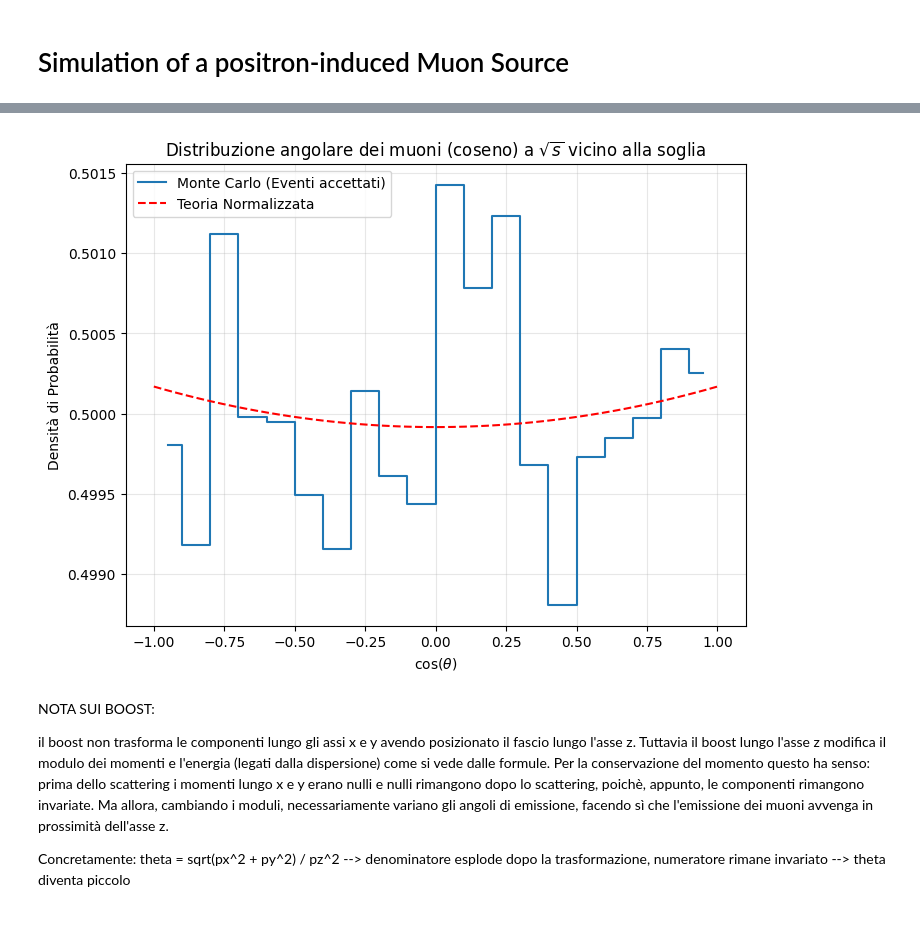
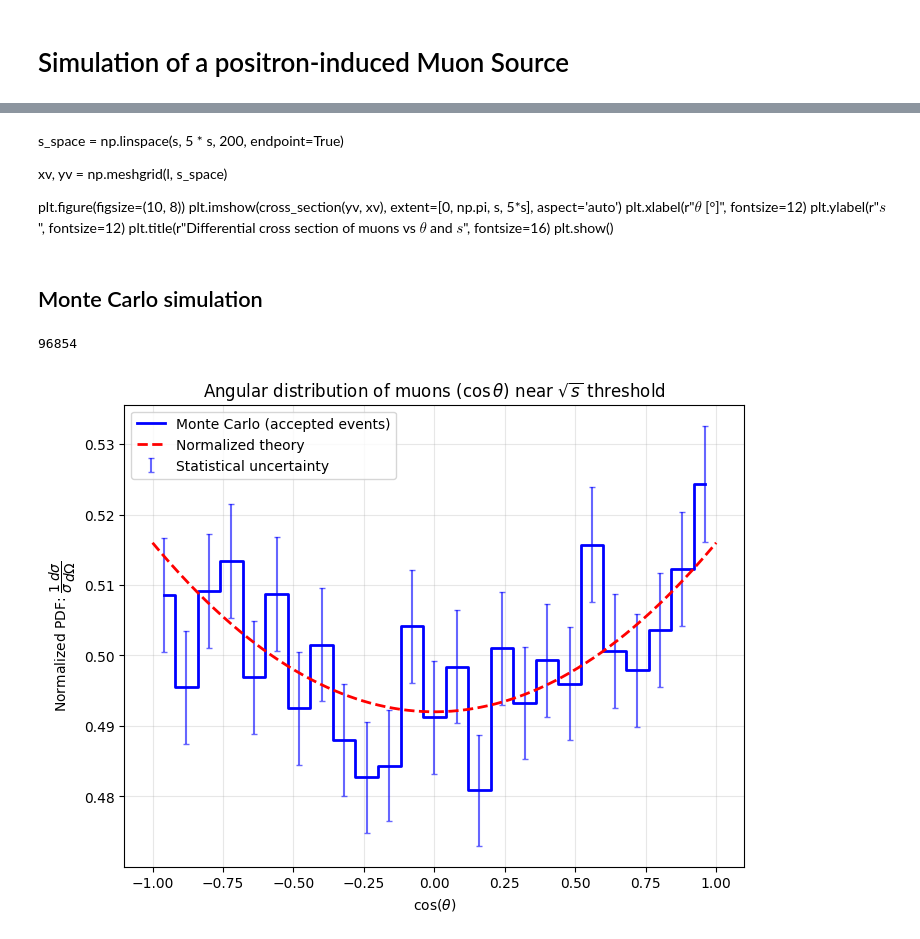
Before and after one commit to marcolorenzato00/LCP_Project, a Jupyter notebook: Project.ipynb, the cells around one changed output, grey strips where cells are left out. Drawn from its saved outputs; the diff is of its cells as text; code cells hidden in the pictures.

```diff
--- a/Project.ipynb
+++ b/Project.ipynb
@@ -6,0 +188,19 @@ import pandas as pd
+# %%
+def plot_data(data):
+    # Monte Carlo histogram (normalized)
+    #plt.hist(data, bins=25, density=True, range=(-1, 1),
+    #         histtype='step', color='blue', label='Monte Carlo data', linewidth=1.5)
+    #plt.ylim((0.4,0.6))
+    n_bins = 25
+    counts, bin_edges = np.histogram(data, bins=n_bins, range=(-1, 1))
+    bin_centers = (bin_edges[:-1] + bin_edges[1:]) / 2.
+    bin_width = bin_edges[1] - bin_edges[0]
+    #
+    # Normalizzazione: density = counts / (N_totale * width)
+    pdf = counts / (len(data) * bin_width)
+    # Errore Poissoniano normalizzato: sqrt(N) / (N_totale * width)
+    pdf_err = np.sqrt(counts) / (len(data) * bin_width)
+
+    plt.errorbar(bin_centers, pdf, yerr=pdf_err, fmt='none', ecolor='blue',
+                 alpha=0.6, capsize=2, label="Statistical uncertainty")
+    plt.step(bin_centers, pdf, where='mid', color='blue', label="Monte Carlo (accepted events)", linewidth=2)
@@ -74,32 +293,50 @@ plt.show()
+# %% [markdown]
+s_space = np.linspace(s, 5 * s, 200, endpoint=True)
+
+xv, yv = np.meshgrid(l, s_space)
+
+plt.figure(figsize=(10, 8))
+plt.imshow(cross_section(yv, xv), extent=[0, np.pi, s, 5*s], aspect='auto')
+plt.xlabel(r"$\theta$ [°]", fontsize=12)
+plt.ylabel(r"$s$", fontsize=12)
+plt.title(r"Differential cross section of muons vs $\theta$ and $s$", fontsize=16)
+plt.show()
+# %% [markdown]
+##  Monte Carlo simulation
 # %%
-n = 10000000
+n = 100000
+
+# Generate random uniform values for cos(theta)
 u = np.random.uniform(-1, 1, n)
+
+# Generate random numbers for acceptance-rejection method
 r = np.random.uniform(0, cross_section_norm(s, 1), n)
+
+# Select accepted events
 v = u[r < cross_section_norm(s, u)]
+print(len(v))
 
-# 3. Plot di confronto
 plt.figure(figsize=(8, 6))
 
-# Istogramma del Monte Carlo (Normalizzato con density=True)
-hist, bin_edges = np.histogram(v, bins=20, density=True)
-bin_centers = (bin_edges[:-1] + bin_edges[1:]) / 2.
-plt.step(bin_centers, hist, where='mid', label="Monte Carlo (Eventi accettati)")
+plot_data(v)
+plot_theory(s)
 
-# Curva teorica normalizzata
-cos_range = np.linspace(-1, 1, 50)
-plt.plot(cos_range, cross_section_norm(s, cos_range), 'r--', label="Teoria Normalizzata")
+#hist, bin_edges = np.histogram(v, bins=25, density=True)
+#bin_centers = (bin_edges[:-1] + bin_edges[1:]) / 2.
+#plt.step(bin_centers, hist, where='mid', label="Monte Carlo (accepted events)")
+#
+## Normalized theoretical curve
+#cos_range = np.linspace(-1, 1, 50)
+#plt.plot(cos_range, cross_section_norm(s, cos_range), 'r--', label="Normalized theory")
+
 
 plt.xlabel(r"$\cos(\theta)$")
-plt.ylabel("Densità di Probabilità")
-plt.title("Distribuzione angolare dei muoni (coseno) a $\sqrt{s}$ vicino alla soglia")
+plt.ylabel(r"Normalized PDF: $\dfrac{1}{\sigma}\dfrac{d\sigma}{d\Omega}$")
+plt.title(r"Angular distribution of muons ($\cos \theta$) near $\sqrt{s}$ threshold")
+
 plt.legend()
 plt.grid(alpha=0.3)
 plt.show()
 # %% [output]
+96854
-[figure, old version]
+[figure, new version]
-# %% [markdown]
-NOTA SUI BOOST:
-
-il boost non trasforma le componenti lungo gli assi x e y avendo posizionato il fascio lungo l'asse z. Tuttavia il boost lungo l'asse z modifica il modulo dei momenti e l'energia (legati dalla dispersione) come si vede dalle formule. Per la conservazione del momento questo ha senso: prima dello scattering i momenti lungo x e y erano nulli e nulli rimangono dopo lo scattering, poichè, appunto, le componenti rimangono invariate. Ma allora, cambiando i moduli, necessariamente variano gli angoli di emissione, facendo sì che l'emissione dei muoni avvenga in prossimità dell'asse z.
-
-Concretamente: theta = sqrt(px^2 + py^2) / pz^2 --> denominatore esplode dopo la trasformazione, numeratore rimane invariato --> theta diventa piccolo
```
Also changed, not shown: parts of 42 cells of this notebook, 1 other file.
